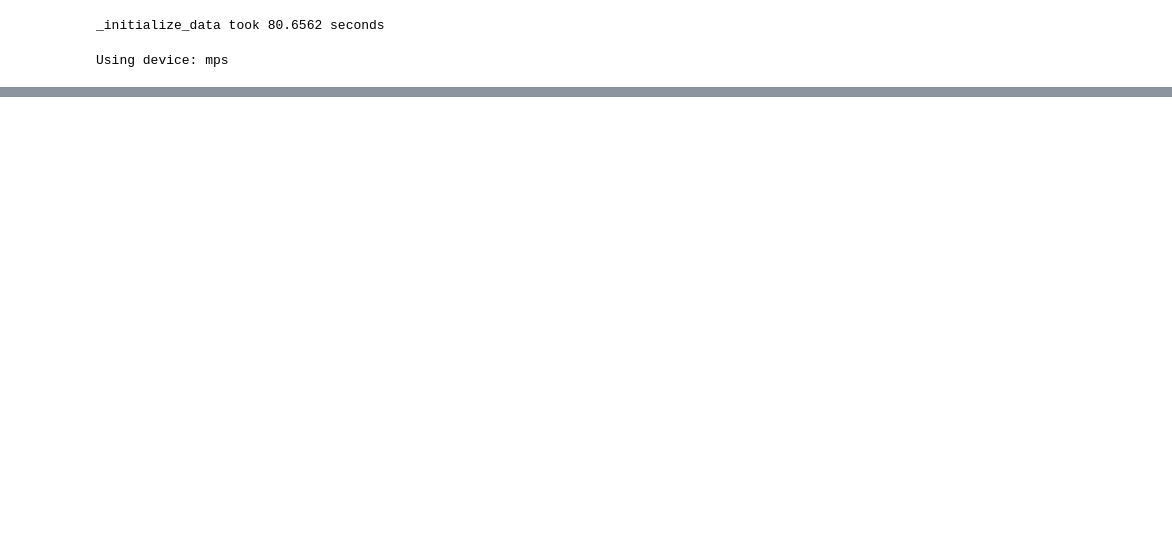
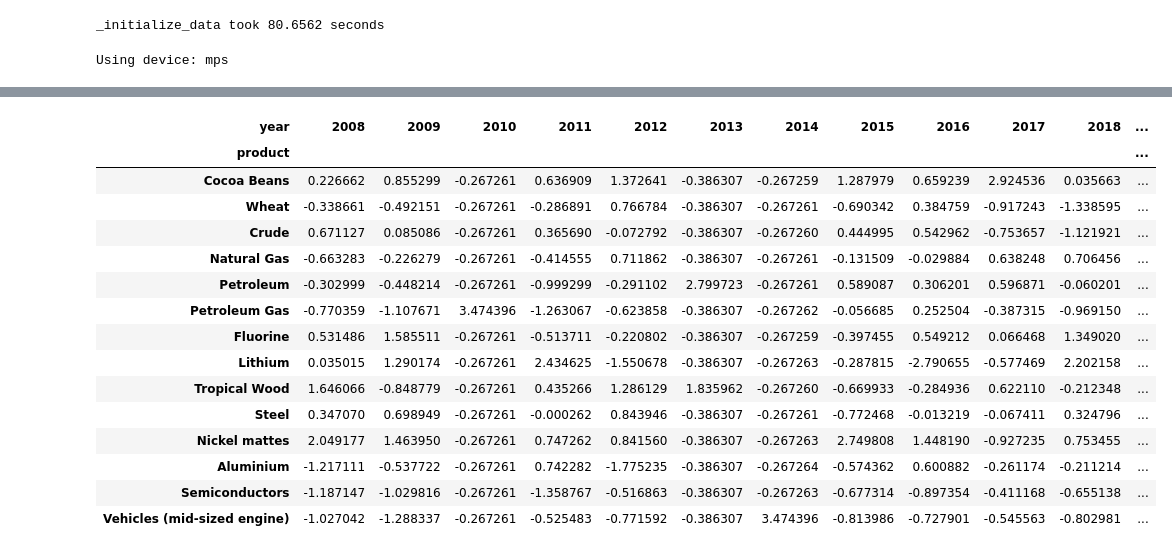
Before and after one commit to Altishofer/NetworkScienceProject, a Jupyter notebook: outlier_detection_transformer.ipynb, the cells around one changed output, grey strips where cells are left out. Cells and saved outputs as stored; diff of their text form; code cells hidden in the pictures; blank space fills up the shorter version.

```diff
--- a/outlier_detection_transformer.ipynb
+++ b/outlier_detection_transformer.ipynb
@@ -905,0 +906,19 @@ plt.show()
+# %%
+pivot_df_norm
+# %% [output]
+| year | 2008 | 2009 | 2010 | 2011 | 2012 | 2013 | 2014 | 2015 | 2016 | 2017 | 2018 | ... |
+| product |  |  |  |  |  |  |  |  |  |  |  | ... |
+| Cocoa Beans | 0.226662 | 0.855299 | -0.267261 | 0.636909 | 1.372641 | -0.386307 | -0.267259 | 1.287979 | 0.659239 | 2.924536 | 0.035663 | ... |
+| Wheat | -0.338661 | -0.492151 | -0.267261 | -0.286891 | 0.766784 | -0.386307 | -0.267261 | -0.690342 | 0.384759 | -0.917243 | -1.338595 | ... |
+| Crude | 0.671127 | 0.085086 | -0.267261 | 0.365690 | -0.072792 | -0.386307 | -0.267260 | 0.444995 | 0.542962 | -0.753657 | -1.121921 | ... |
+| Natural Gas | -0.663283 | -0.226279 | -0.267261 | -0.414555 | 0.711862 | -0.386307 | -0.267261 | -0.131509 | -0.029884 | 0.638248 | 0.706456 | ... |
+| Petroleum | -0.302999 | -0.448214 | -0.267261 | -0.999299 | -0.291102 | 2.799723 | -0.267261 | 0.589087 | 0.306201 | 0.596871 | -0.060201 | ... |
+| Petroleum Gas | -0.770359 | -1.107671 | 3.474396 | -1.263067 | -0.623858 | -0.386307 | -0.267262 | -0.056685 | 0.252504 | -0.387315 | -0.969150 | ... |
+| Fluorine | 0.531486 | 1.585511 | -0.267261 | -0.513711 | -0.220802 | -0.386307 | -0.267259 | -0.397455 | 0.549212 | 0.066468 | 1.349020 | ... |
+| Lithium | 0.035015 | 1.290174 | -0.267261 | 2.434625 | -1.550678 | -0.386307 | -0.267263 | -0.287815 | -2.790655 | -0.577469 | 2.202158 | ... |
+| Tropical Wood | 1.646066 | -0.848779 | -0.267261 | 0.435266 | 1.286129 | 1.835962 | -0.267260 | -0.669933 | -0.284936 | 0.622110 | -0.212348 | ... |
+| Steel | 0.347070 | 0.698949 | -0.267261 | -0.000262 | 0.843946 | -0.386307 | -0.267261 | -0.772468 | -0.013219 | -0.067411 | 0.324796 | ... |
+| Nickel mattes | 2.049177 | 1.463950 | -0.267261 | 0.747262 | 0.841560 | -0.386307 | -0.267263 | 2.749808 | 1.448190 | -0.927235 | 0.753455 | ... |
+| Aluminium | -1.217111 | -0.537722 | -0.267261 | 0.742282 | -1.775235 | -0.386307 | -0.267264 | -0.574362 | 0.600882 | -0.261174 | -0.211214 | ... |
+| Semiconductors | -1.187147 | -1.029816 | -0.267261 | -1.358767 | -0.516863 | -0.386307 | -0.267263 | -0.677314 | -0.897354 | -0.411168 | -0.655138 | ... |
+| Vehicles (mid-sized engine) | -1.027042 | -1.288337 | -0.267261 | -0.525483 | -0.771592 | -0.386307 | 3.474396 | -0.813986 | -0.727901 | -0.545563 | -0.802981 | ... |
```
Also changed, not shown: parts of 4 cells of this notebook, 1 other file.
